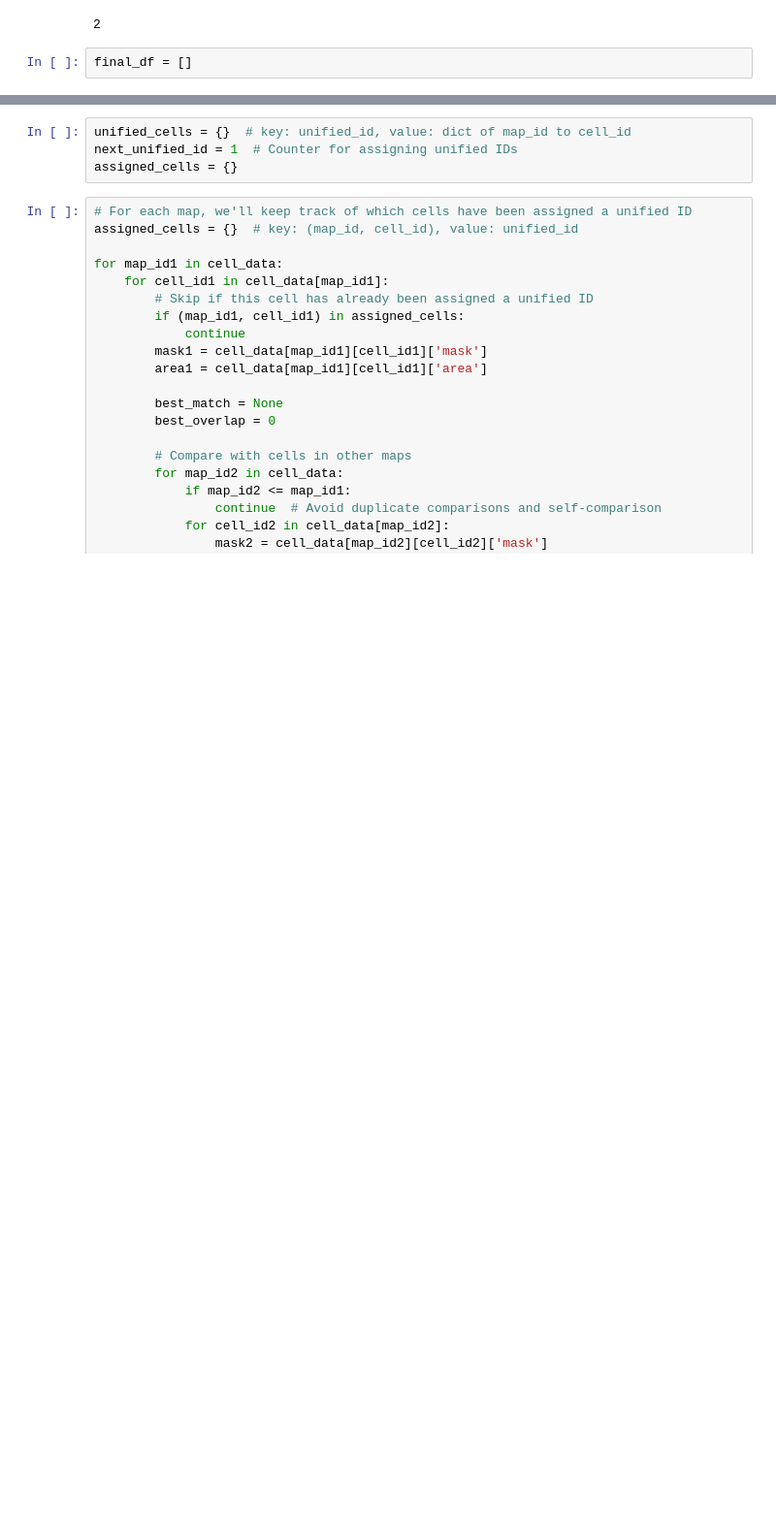
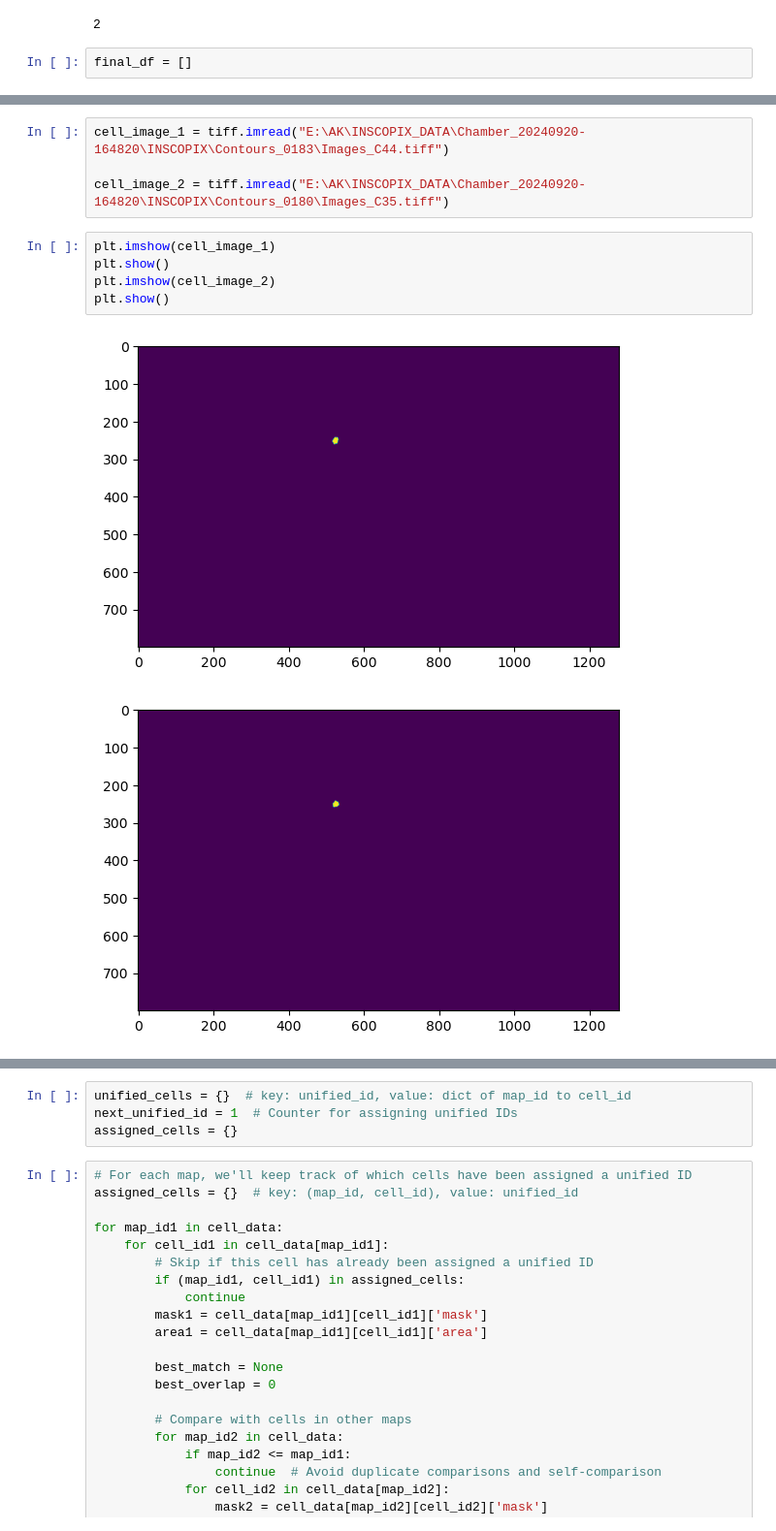
Before and after one commit to akorada08/Cell_Overlap, a Jupyter notebook: Cell_Overlap.ipynb, the cells around one changed output, grey strips where cells are left out. Shown at 97% size. Cells and saved outputs as stored; diff of their text form; blank space fills up the shorter version.

```diff
--- a/Cell_Overlap.ipynb
+++ b/Cell_Overlap.ipynb
@@ -117,0 +170,12 @@ for uni_id in range(total_cells):
+# %%
+cell_image_1 = tiff.imread("E:\AK\INSCOPIX_DATA\Chamber_20240920-164820\INSCOPIX\Contours_0183\Images_C44.tiff")
+
+cell_image_2 = tiff.imread("E:\AK\INSCOPIX_DATA\Chamber_20240920-164820\INSCOPIX\Contours_0180\Images_C35.tiff")
+# %%
+plt.imshow(cell_image_1)
+plt.show()
+plt.imshow(cell_image_2)
+plt.show()
+# %% [output]
+[figure, added]
+[figure, added]
```
Also changed, not shown: parts of 11 cells of this notebook, 1 other file.
